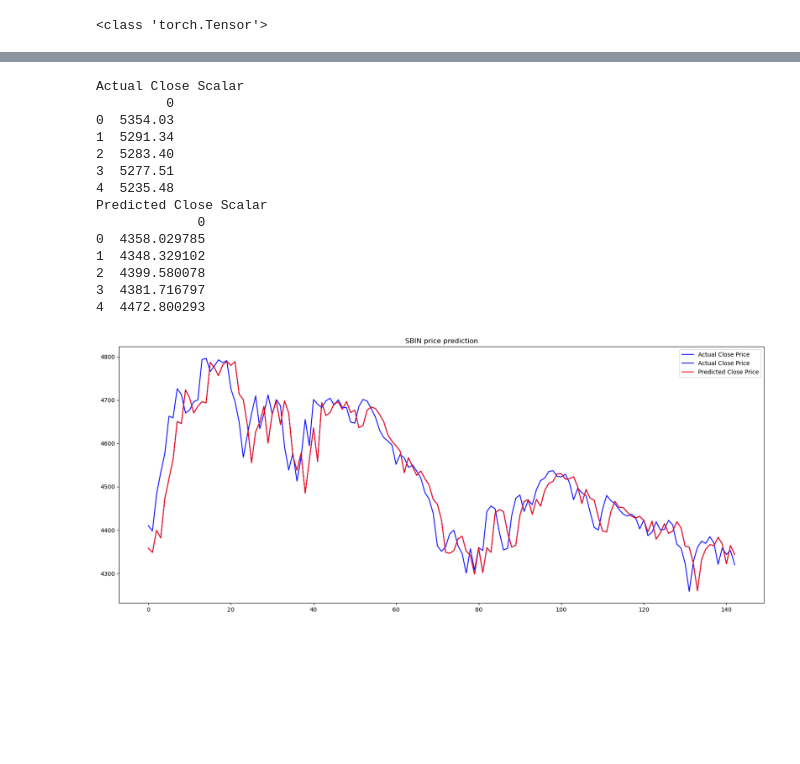
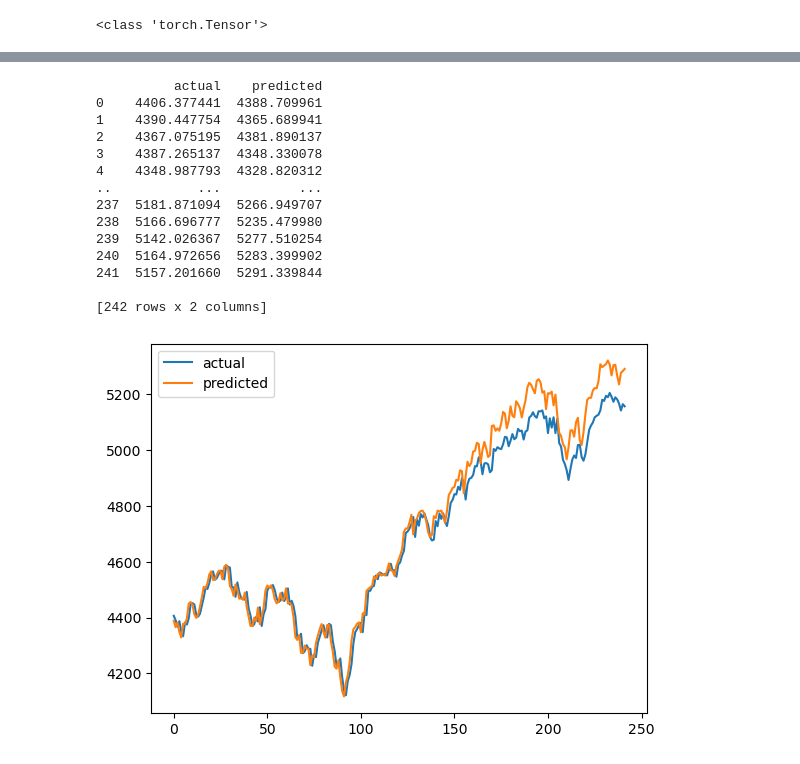
Before and after one commit to jessica-moylan/NeuralNetworkPractice, a Jupyter notebook: notebook.ipynb, the cells around one changed output, grey strips where cells are left out. Saved outputs shown, nothing was run; the diff lists cells and outputs as text; code cells hidden in the pictures; blank space fills up the shorter version.

```diff
--- a/notebook.ipynb
+++ b/notebook.ipynb
@@ -285,44 +270,27 @@ y_train = scaler.inverse_transform(y_train_lstm.detach().numpy())
 
 y_test_pred = scaler.inverse_transform(y_test_pred.detach().numpy())
 y_test = scaler.inverse_transform(y_test_lstm.detach().numpy())
-# %%
-#Shift test predictions for plotting
-original = scaler.inverse_transform(data['Close'].values.reshape(-1,1))
-actuals = pd.DataFrame(original)
-print("Actual Close Scalar")
-print(actuals.head())
-preds = pd.DataFrame(y_test_pred)
-print("Predicted Close Scalar")
-print(preds.head())
-
-#Prepare actual close entries
-aScalar = actuals[len(data) - len(preds):len(data)]
-
-#Reset indexes for actuals for last 1037 entries
-aScalar = aScalar.reset_index(drop=True)
-
-#Plot predictions/actuals close price for test entries
-valid = aScalar
-valid['Predictions'] = preds
-plt.figure(figsize=(20,8))
-plt.plot(valid, color = 'blue', label = 'Actual Close Price')
-plt.plot(valid['Predictions'], color = 'red', label = 'Predicted Close Price')
-plt.title('SBIN price prediction')
-plt.legend()
-plt.show()
-# %% [output]
-Actual Close Scalar
-         0
-0  5354.03
-1  5291.34
-2  5283.40
-3  5277.51
-4  5235.48
-Predicted Close Scalar
-             0
-0  4358.029785
-1  4348.329102
-2  4399.580078
-3  4381.716797
-4  4472.800293
-[figure, removed]
+# %%
+#Shift test predictions for plotting
+results_dataframe = pd.concat([pd.DataFrame(y_test_pred), pd.DataFrame(y_test)],axis = 1, ignore_index = True)
+results_dataframe.columns =['actual', 'predicted']
+print(results_dataframe)
+
+results_dataframe.plot(y=["actual", "predicted"])
+plt.show()
+# %% [output]
+          actual    predicted
+0    4406.377441  4388.709961
+1    4390.447754  4365.689941
+2    4367.075195  4381.890137
+3    4387.265137  4348.330078
+4    4348.987793  4328.820312
+..           ...          ...
+237  5181.871094  5266.949707
+238  5166.696777  5235.479980
+239  5142.026367  5277.510254
+240  5164.972656  5283.399902
+241  5157.201660  5291.339844
+
+[242 rows x 2 columns]
+[figure, added]
```
Also changed, not shown: parts of 9 cells of this notebook, 1 other file.
